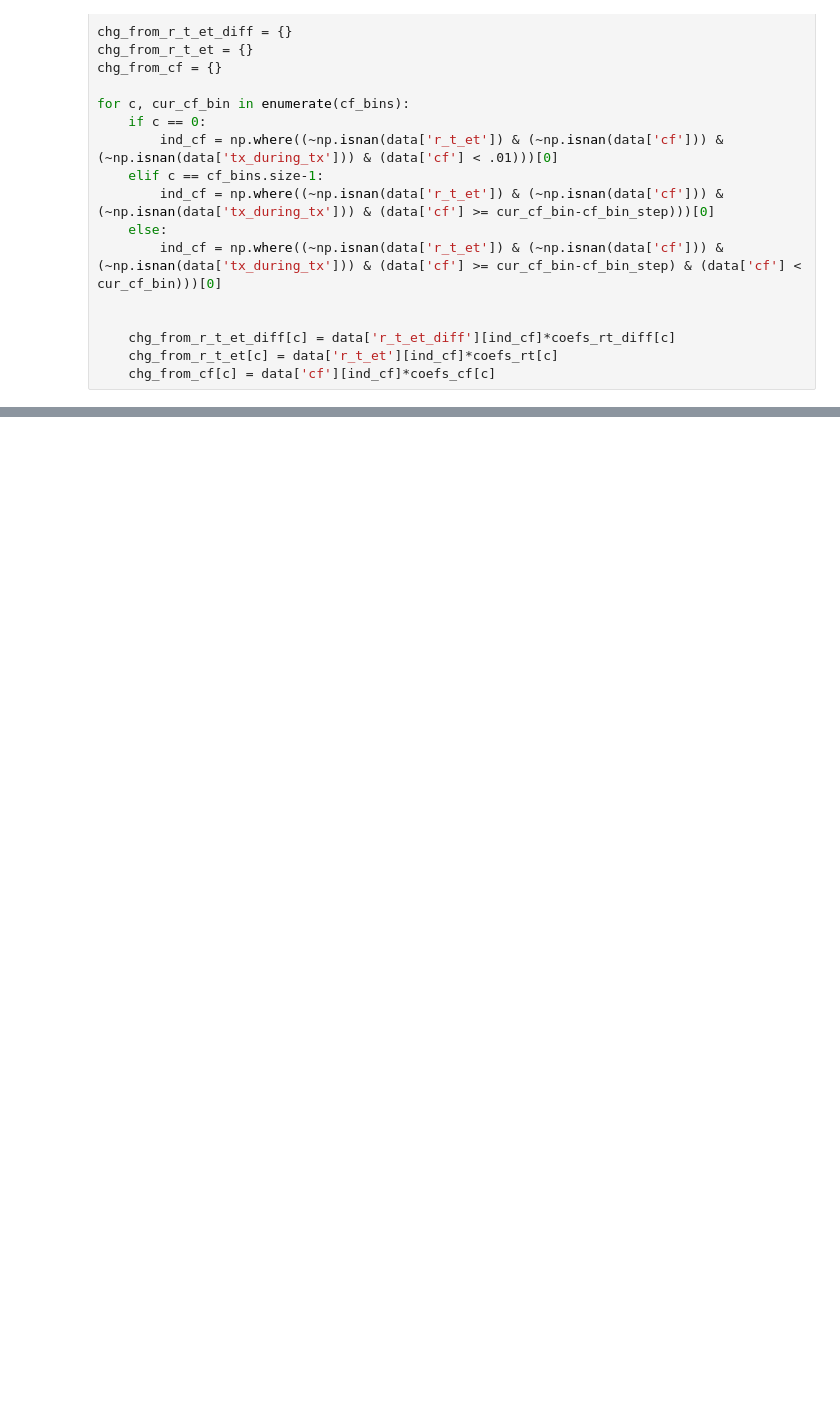
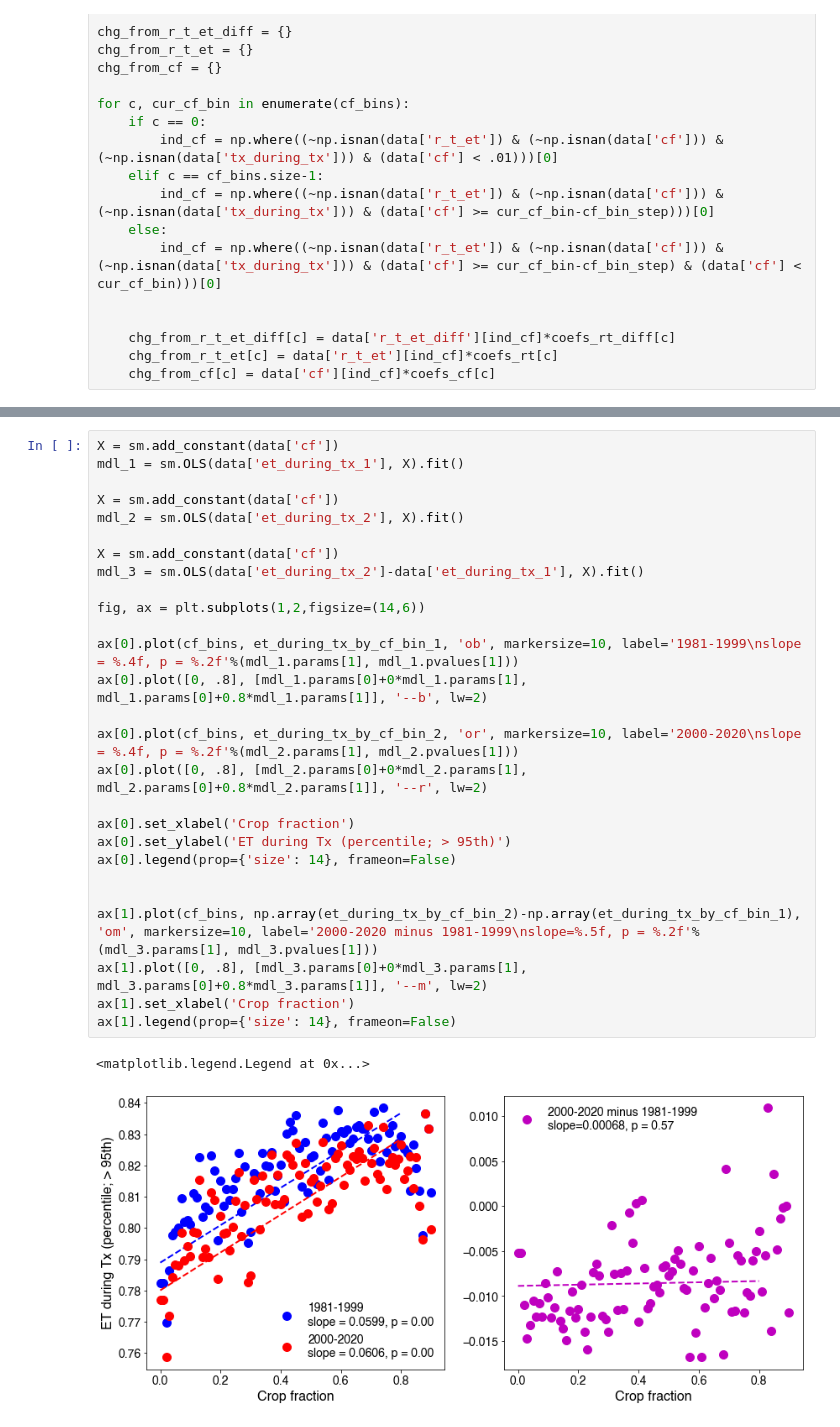
Before and after one commit to ecoffel/2021-heat, a Jupyter notebook: ht_tx_on_tw_analysis.ipynb, the cells around one changed output, grey strips where cells are left out. Saved outputs shown, nothing was run; the diff lists cells and outputs as text; blank space fills up the shorter version.

```diff
--- a/ht_tx_on_tw_analysis.ipynb
+++ b/ht_tx_on_tw_analysis.ipynb
@@ -2125,0 +2162,30 @@ plt.plot(cf_bins, tx_during_tx_by_cf_bin_2, 'or')
+# %%
+X = sm.add_constant(data['cf'])
+mdl_1 = sm.OLS(data['et_during_tx_1'], X).fit()
+
+X = sm.add_constant(data['cf'])
+mdl_2 = sm.OLS(data['et_during_tx_2'], X).fit()
+
+X = sm.add_constant(data['cf'])
+mdl_3 = sm.OLS(data['et_during_tx_2']-data['et_during_tx_1'], X).fit()
+
+fig, ax = plt.subplots(1,2,figsize=(14,6))
+
+ax[0].plot(cf_bins, et_during_tx_by_cf_bin_1, 'ob', markersize=10, label='1981-1999\nslope = %.4f, p = %.2f'%(mdl_1.params[1], mdl_1.pvalues[1]))
+ax[0].plot([0, .8], [mdl_1.params[0]+0*mdl_1.params[1], mdl_1.params[0]+0.8*mdl_1.params[1]], '--b', lw=2)
+
+ax[0].plot(cf_bins, et_during_tx_by_cf_bin_2, 'or', markersize=10, label='2000-2020\nslope = %.4f, p = %.2f'%(mdl_2.params[1], mdl_2.pvalues[1]))
+ax[0].plot([0, .8], [mdl_2.params[0]+0*mdl_2.params[1], mdl_2.params[0]+0.8*mdl_2.params[1]], '--r', lw=2)
+
+ax[0].set_xlabel('Crop fraction')
+ax[0].set_ylabel('ET during Tx (percentile; > 95th)')
+ax[0].legend(prop={'size': 14}, frameon=False)
+
+
+ax[1].plot(cf_bins, np.array(et_during_tx_by_cf_bin_2)-np.array(et_during_tx_by_cf_bin_1), 'om', markersize=10, label='2000-2020 minus 1981-1999\nslope=%.5f, p = %.2f'%(mdl_3.params[1], mdl_3.pvalues[1]))
+ax[1].plot([0, .8], [mdl_3.params[0]+0*mdl_3.params[1], mdl_3.params[0]+0.8*mdl_3.params[1]], '--m', lw=2)
+ax[1].set_xlabel('Crop fraction')
+ax[1].legend(prop={'size': 14}, frameon=False)
+# %% [output]
+<matplotlib.legend.Legend at 0x...>
+[figure, added]
```
Also changed, not shown: parts of 66 cells of this notebook, 7 other files.
